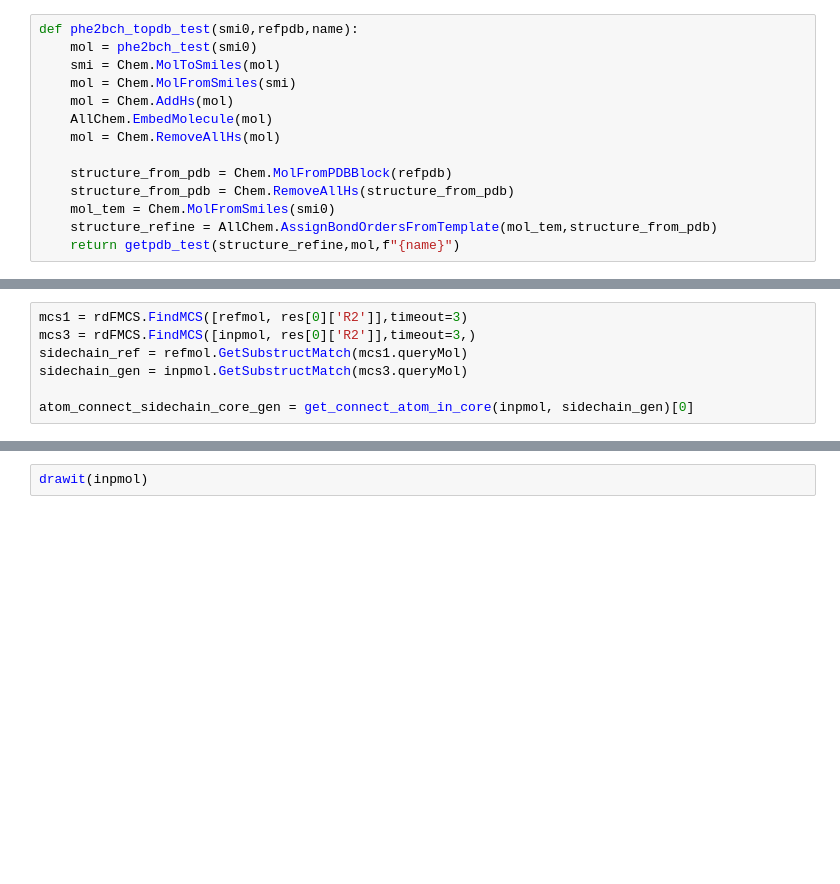
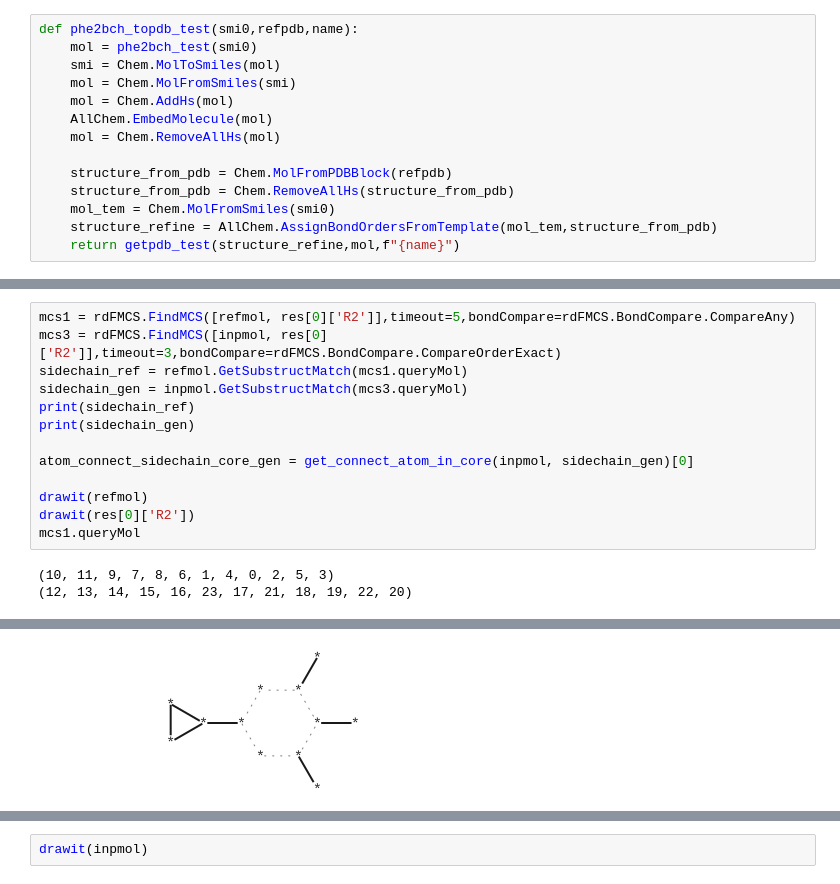
Before and after one commit to jgxs/bridge_ring_dataset, a Jupyter notebook: Bridged_ring/PDB_rings/lig_in_pdb/phe2bch.ipynb, the cells around one changed output, grey strips where cells are left out. Saved outputs shown, nothing was run; the diff lists cells and outputs as text; blank space fills up the shorter version.

```diff
--- a/Bridged_ring/PDB_rings/lig_in_pdb/phe2bch.ipynb
+++ b/Bridged_ring/PDB_rings/lig_in_pdb/phe2bch.ipynb
@@ -214,7 +256,16 @@ drawit(inpmol)
 # %%
-mcs1 = rdFMCS.FindMCS([refmol, res[0]['R2']],timeout=3)
-mcs3 = rdFMCS.FindMCS([inpmol, res[0]['R2']],timeout=3,)
+mcs1 = rdFMCS.FindMCS([refmol, res[0]['R2']],timeout=5,bondCompare=rdFMCS.BondCompare.CompareAny)
+mcs3 = rdFMCS.FindMCS([inpmol, res[0]['R2']],timeout=3,bondCompare=rdFMCS.BondCompare.CompareOrderExact)
 sidechain_ref = refmol.GetSubstructMatch(mcs1.queryMol)
 sidechain_gen = inpmol.GetSubstructMatch(mcs3.queryMol)
+print(sidechain_ref)
+print(sidechain_gen)
 
 atom_connect_sidechain_core_gen = get_connect_atom_in_core(inpmol, sidechain_gen)[0]
+
+drawit(refmol)
+drawit(res[0]['R2'])
+mcs1.queryMol
+# %% [output]
+(10, 11, 9, 7, 8, 6, 1, 4, 0, 2, 5, 3)
+(12, 13, 14, 15, 16, 23, 17, 21, 18, 19, 22, 20)
@@ -220,0 +274 @@ atom_connect_sidechain_core_gen = get_connect_atom_in_core(inpmol, sidechain_gen
+[figure, added]
```
Also changed, not shown: parts of 11 cells of this notebook, 1 other file.
